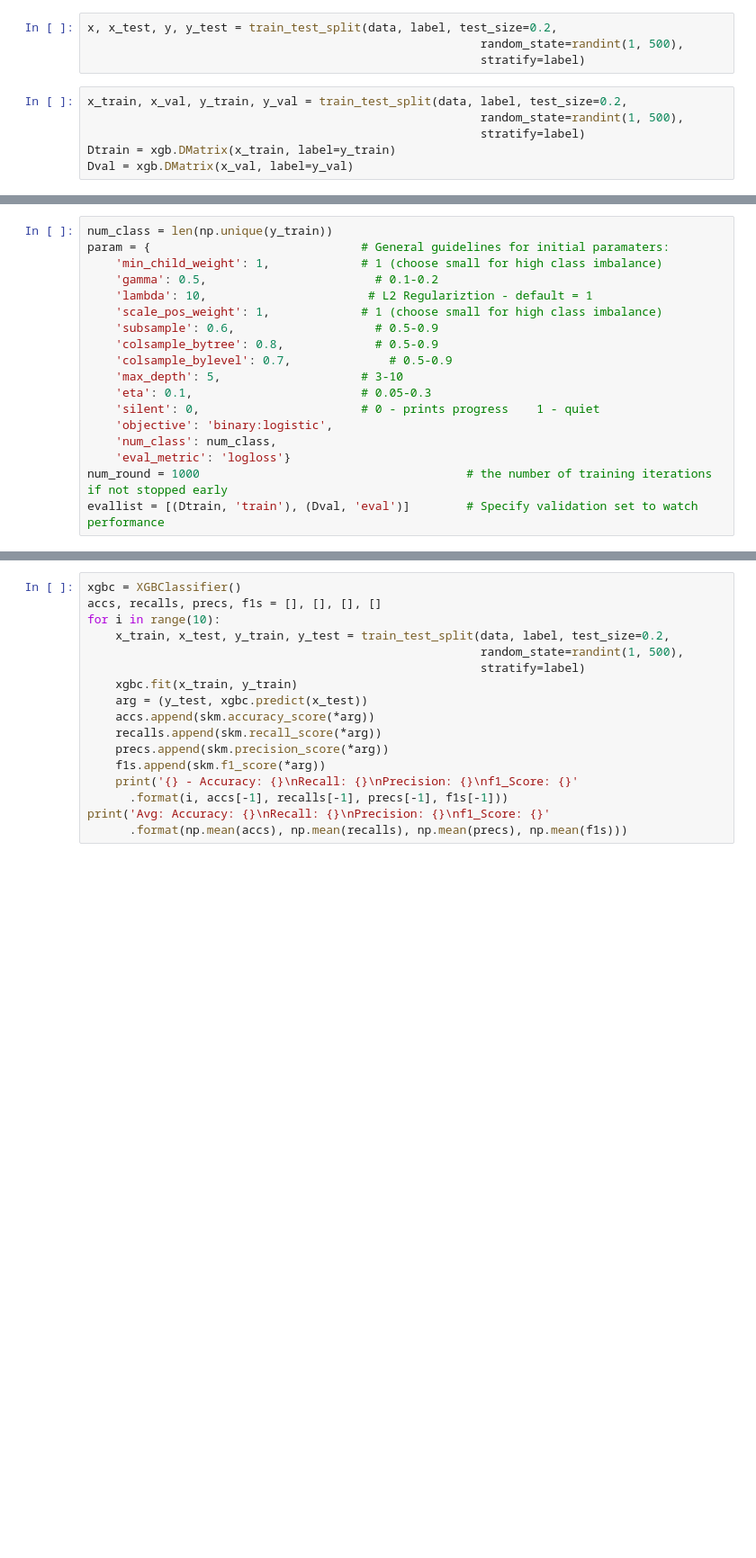
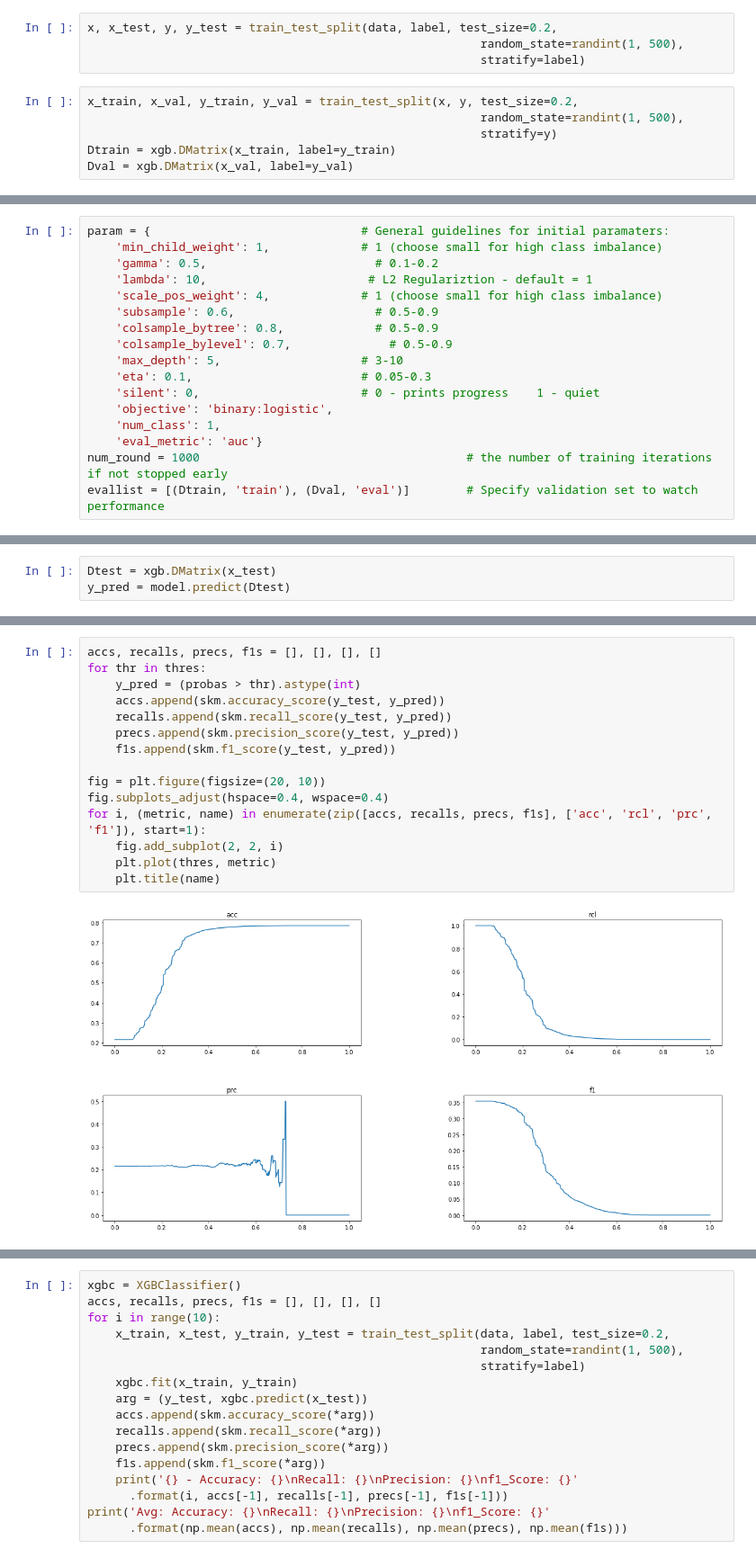
Before and after one commit to EZSlaver/FlightDelay, a Jupyter notebook: notebooks/basic_prediction.ipynb, the cells around one changed output, grey strips where cells are left out. Shown at 90% size. Drawn from its saved outputs; the diff is of its cells as text; blank space fills up the shorter version.

Commit message:
initial training failed

```diff
--- a/notebooks/basic_prediction.ipynb
+++ b/notebooks/basic_prediction.ipynb
@@ -101,8 +102,8 @@ x, x_test, y, y_test = train_test_split(data, label, test_size=0.2,
                                                         random_state=randint(1, 500),
                                                         stratify=label)
 # %%
-x_train, x_val, y_train, y_val = train_test_split(data, label, test_size=0.2,
+x_train, x_val, y_train, y_val = train_test_split(x, y, test_size=0.2,
                                                         random_state=randint(1, 500),
-                                                        stratify=label)
+                                                        stratify=y)
 Dtrain = xgb.DMatrix(x_train, label=y_train)
 Dval = xgb.DMatrix(x_val, label=y_val)
@@ -109,10 +114,9 @@ Dval = xgb.DMatrix(x_val, label=y_val)
 # %%
-num_class = len(np.unique(y_train))
 param = {                              # General guidelines for initial paramaters:
     'min_child_weight': 1,             # 1 (choose small for high class imbalance)
     'gamma': 0.5,                        # 0.1-0.2
     'lambda': 10,                       # L2 Regulariztion - default = 1
-    'scale_pos_weight': 1,             # 1 (choose small for high class imbalance)
+    'scale_pos_weight': 4,             # 1 (choose small for high class imbalance)
     'subsample': 0.6,                    # 0.5-0.9
     'colsample_bytree': 0.8,             # 0.5-0.9
     'colsample_bylevel': 0.7,              # 0.5-0.9
@@ -120,8 +124,8 @@ param = {                              # General guidelines for initial paramate
     'eta': 0.1,                        # 0.05-0.3
     'silent': 0,                       # 0 - prints progress    1 - quiet
     'objective': 'binary:logistic',
-    'num_class': num_class,
-    'eval_metric': 'logloss'}
+    'num_class': 1,
+    'eval_metric': 'auc'}
 num_round = 1000                                      # the number of training iterations if not stopped early
 evallist = [(Dtrain, 'train'), (Dval, 'eval')]        # Specify validation set to watch performance
 # %%
@@ -137,0 +155,3 @@ Stack trace:
+# %%
+Dtest = xgb.DMatrix(x_test)
+y_pred = model.predict(Dtest)
@@ -137,0 +160,17 @@ Stack trace:
+# %%
+accs, recalls, precs, f1s = [], [], [], []
+for thr in thres:
+    y_pred = (probas > thr).astype(int)
+    accs.append(skm.accuracy_score(y_test, y_pred))
+    recalls.append(skm.recall_score(y_test, y_pred))
+    precs.append(skm.precision_score(y_test, y_pred))
+    f1s.append(skm.f1_score(y_test, y_pred))
+
+fig = plt.figure(figsize=(20, 10))
+fig.subplots_adjust(hspace=0.4, wspace=0.4)
+for i, (metric, name) in enumerate(zip([accs, recalls, precs, f1s], ['acc', 'rcl', 'prc', 'f1']), start=1):
+    fig.add_subplot(2, 2, i)
+    plt.plot(thres, metric)
+    plt.title(name)
+# %% [output]
+[figure, added]
```
Also changed, not shown: parts of 11 cells of this notebook.
